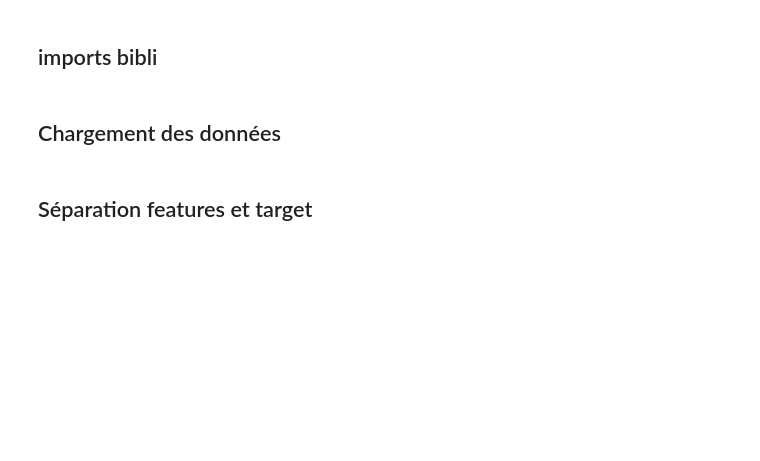
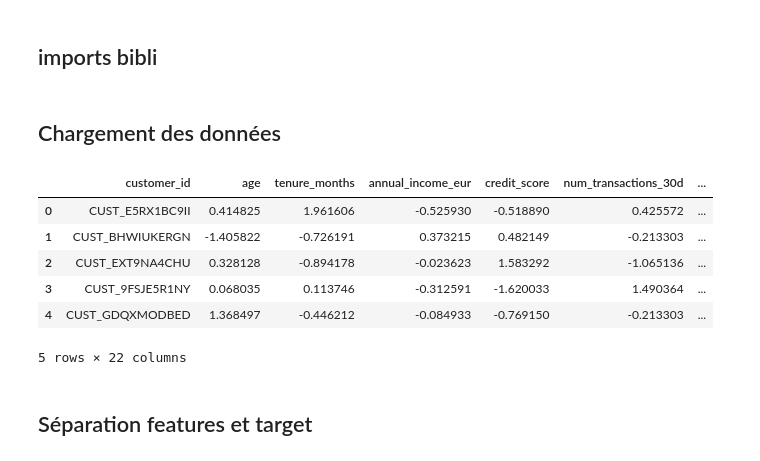
Before and after one commit to maxprr/Projet-ML, a Jupyter notebook: Models/XGBOOST.ipynb, the cells around one changed output. Saved outputs shown, nothing was run; the diff lists cells and outputs as text; code cells hidden in the pictures; blank space fills up the shorter version.

```diff
--- a/Models/XGBOOST.ipynb
+++ b/Models/XGBOOST.ipynb
@@ -16,6 +16,16 @@ val_df   = pd.read_csv('../data/data_prep_1/val_1.csv')
 test_df  = pd.read_csv('../data/data_prep_1/test_1.csv')
 
 target = 'target_is_fraud'
+# %%
+test_df.head()
+# %% [output]
+|  | customer_id | age | tenure_months | annual_income_eur | credit_score | num_transactions_30d | ... |
+| 0 | CUST_E5RX1BC9II | 0.414825 | 1.961606 | -0.525930 | -0.518890 | 0.425572 | ... |
+| 1 | CUST_BHWIUKERGN | -1.405822 | -0.726191 | 0.373215 | 0.482149 | -0.213303 | ... |
+| 2 | CUST_EXT9NA4CHU | 0.328128 | -0.894178 | -0.023623 | 1.583292 | -1.065136 | ... |
+| 3 | CUST_9FSJE5R1NY | 0.068035 | 0.113746 | -0.312591 | -1.620033 | 1.490364 | ... |
+| 4 | CUST_GDQXMODBED | 1.368497 | -0.446212 | -0.084933 | -0.769150 | -0.213303 | ... |
+5 rows × 22 columns
 # %% [markdown]
 ## Séparation features et target
 # %%
```
Also changed, not shown: parts of 18 cells of this notebook.
